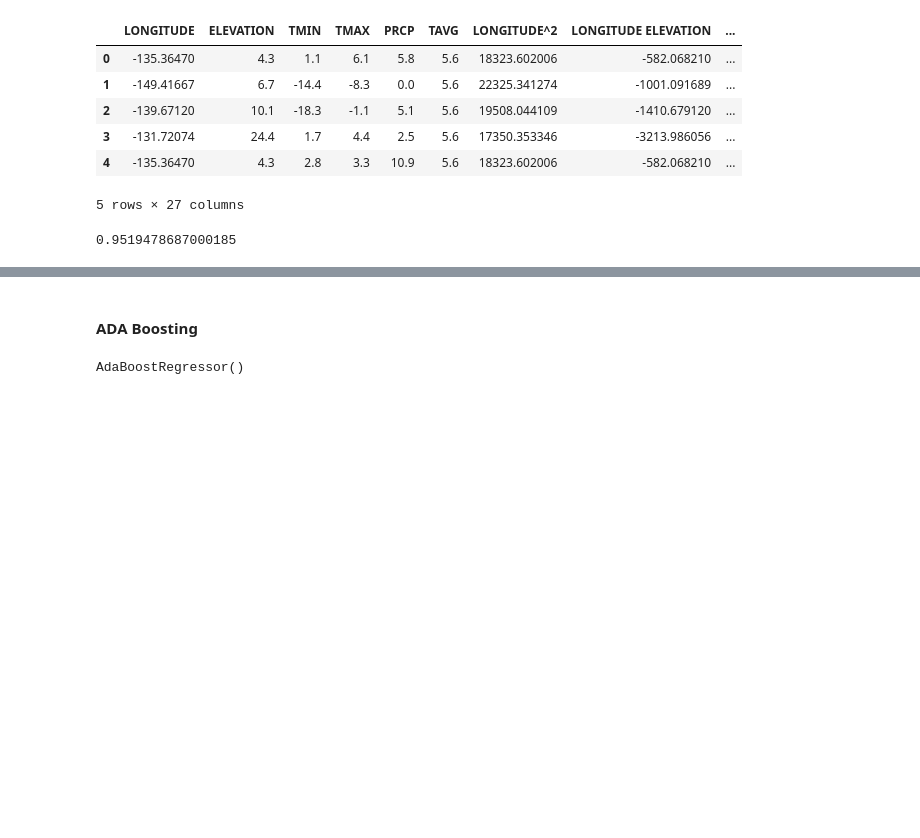
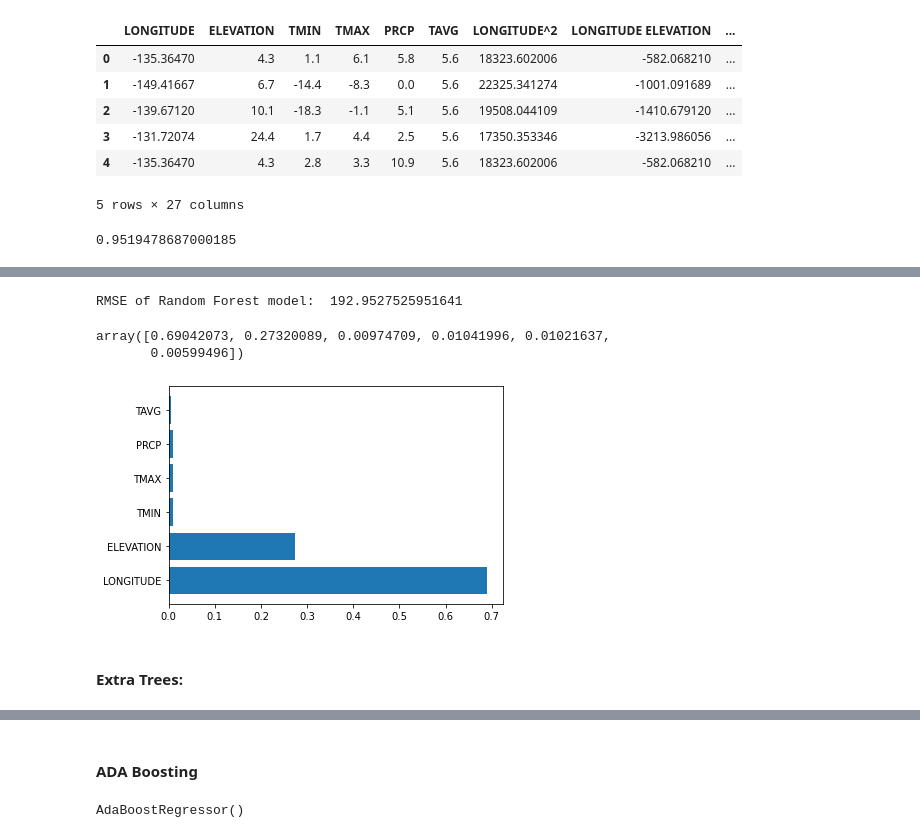
Before and after one commit to akitak/SeawaterRise, a Jupyter notebook: EDA.ipynb, the cells around one changed output, grey strips where cells are left out. Cells and saved outputs as stored; diff of their text form; code cells hidden in the pictures; blank space fills up the shorter version.

Commit message:
adding RMSE scores

```diff
--- a/EDA.ipynb
+++ b/EDA.ipynb
@@ -1155,3 +1171,18 @@ Random Forest Test Score:  0.963855049552515
+# %%
+print("RMSE of Random Forest model: ",(metrics.mean_squared_error(y_test, preds_rf))**.5)
+# %% [output]
+RMSE of Random Forest model:  192.9527525951641
+# %%
+rf.feature_importances_
+# %% [output]
+array([0.69042073, 0.27320089, 0.00974709, 0.01041996, 0.01021637,
+       0.00599496])
+# %%
+plt.barh(features, rf.feature_importances_);
+# %% [output]
+[figure, added]
+# %% [markdown]
+#### Extra Trees:
 # %%
 et.fit(X_train_sc, y_train)
 print("Extra Tree Train Score: ",et.score(X_train_sc, y_train))
```
Also changed, not shown: parts of 17 cells of this notebook, 1 other file.
